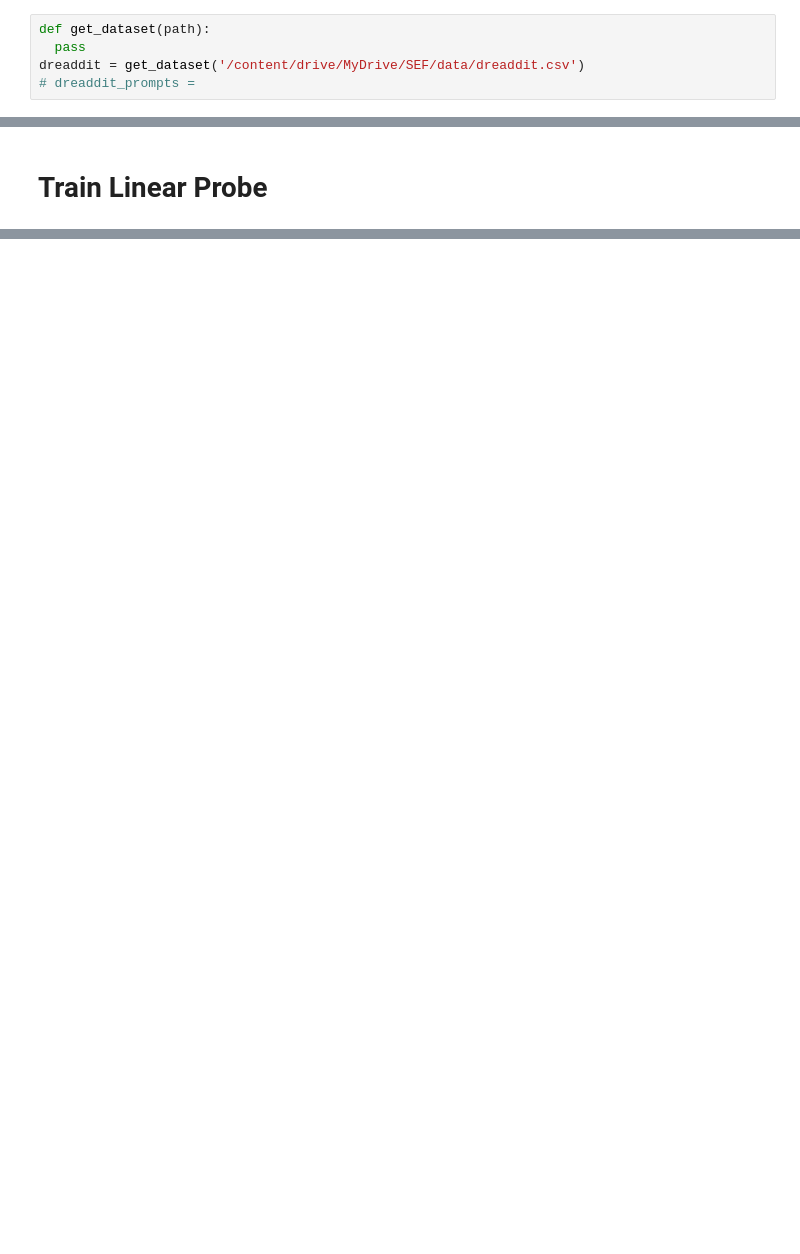
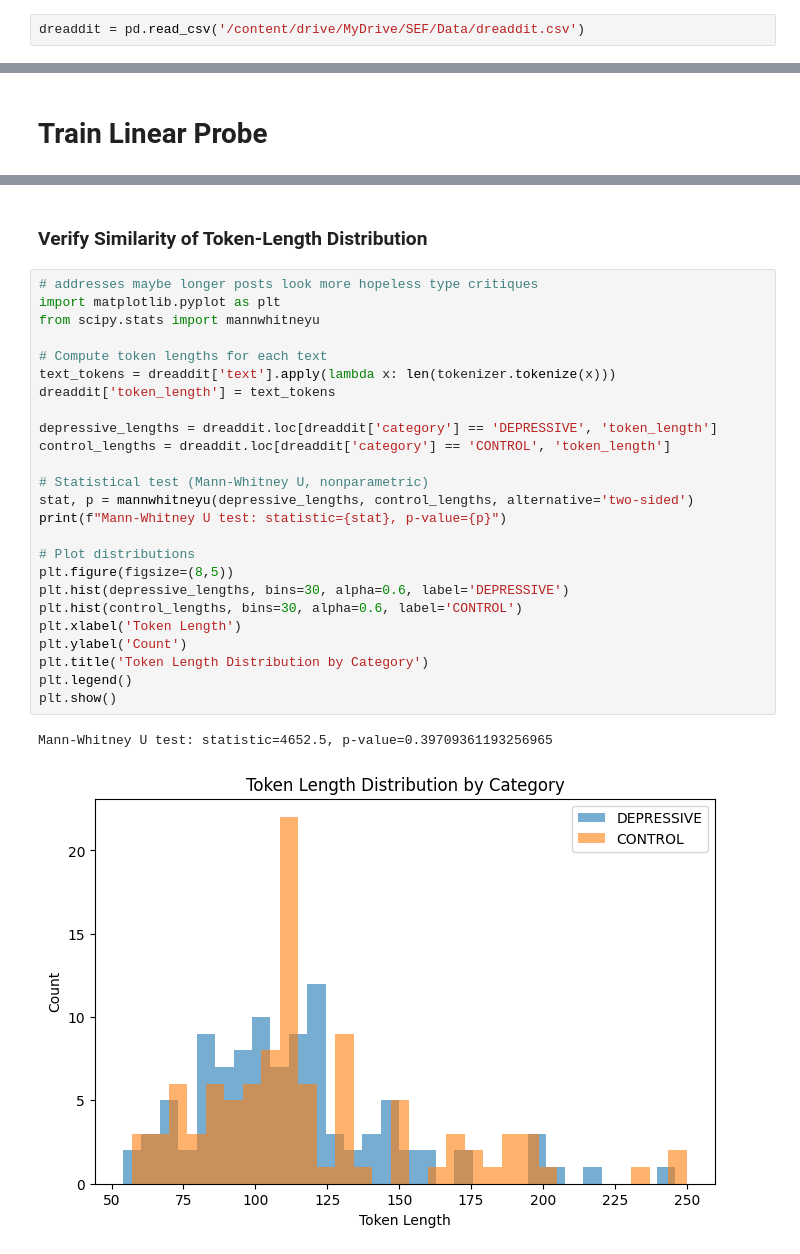
Before and after one commit to froge159/belief-project-sef, a Jupyter notebook: phase3.ipynb, the cells around one changed output, grey strips where cells are left out. Drawn from its saved outputs; the diff is of its cells as text; blank space fills up the shorter version.

```diff
--- a/phase3.ipynb
+++ b/phase3.ipynb
@@ -16,8 +35,5 @@ drive.mount('/content/drive')
 # %%
-def get_dataset(path):
-  pass
-dreaddit = get_dataset('/content/drive/MyDrive/SEF/data/dreaddit.csv')
-# dreaddit_prompts =
+dreaddit = pd.read_csv('/content/drive/MyDrive/SEF/Data/dreaddit.csv')
 # %%
 model_id = "mistralai/Mistral-7B-v0.1"
 tokenizer = AutoTokenizer.from_pretrained(model_id, padding=True, truncation=True, model_max_length=512)
@@ -87,0 +272,30 @@ mean_pooled = extract_mean_pooled_hidden(dreaddit_prompts)
+# %% [markdown]
+### Verify Similarity of Token-Length Distribution
+# %%
+# addresses maybe longer posts look more hopeless type critiques
+import matplotlib.pyplot as plt
+from scipy.stats import mannwhitneyu
+
+# Compute token lengths for each text
+text_tokens = dreaddit['text'].apply(lambda x: len(tokenizer.tokenize(x)))
+dreaddit['token_length'] = text_tokens
+
+depressive_lengths = dreaddit.loc[dreaddit['category'] == 'DEPRESSIVE', 'token_length']
+control_lengths = dreaddit.loc[dreaddit['category'] == 'CONTROL', 'token_length']
+
+# Statistical test (Mann-Whitney U, nonparametric)
+stat, p = mannwhitneyu(depressive_lengths, control_lengths, alternative='two-sided')
+print(f"Mann-Whitney U test: statistic={stat}, p-value={p}")
+
+# Plot distributions
+plt.figure(figsize=(8,5))
+plt.hist(depressive_lengths, bins=30, alpha=0.6, label='DEPRESSIVE')
+plt.hist(control_lengths, bins=30, alpha=0.6, label='CONTROL')
+plt.xlabel('Token Length')
+plt.ylabel('Count')
+plt.title('Token Length Distribution by Category')
+plt.legend()
+plt.show()
+# %% [output]
+Mann-Whitney U test: statistic=4652.5, p-value=0.39709361193256965
+[figure, added]
```
Also changed, not shown: parts of 15 cells of this notebook.
